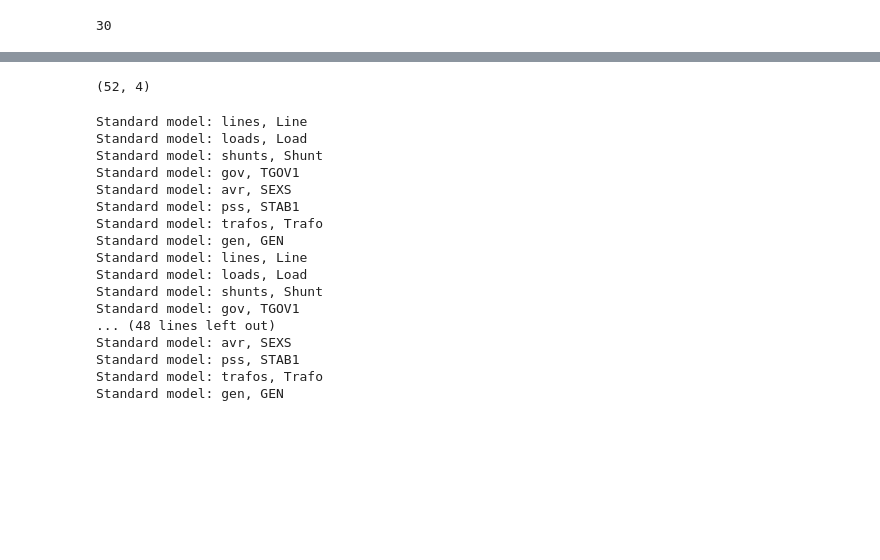
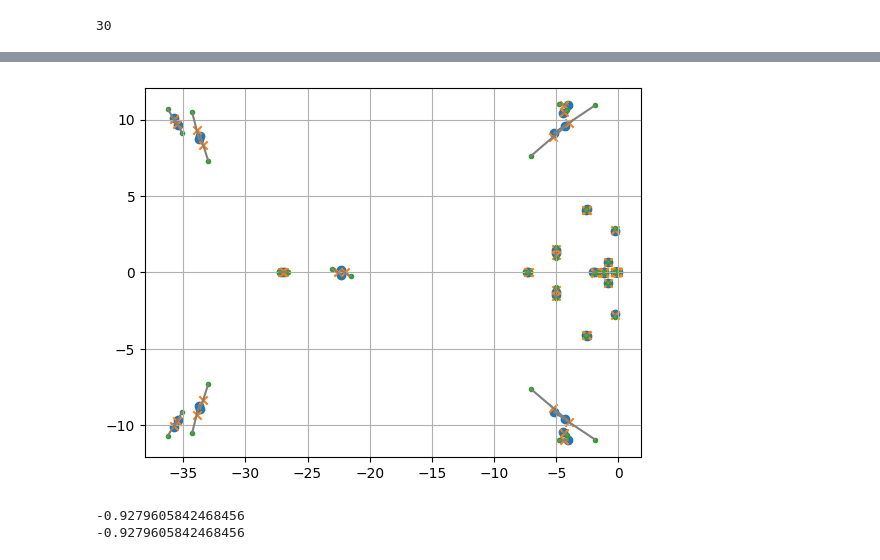
Before and after one commit to Hofsmo/bayes_rescheduling, a Jupyter notebook: test_gen_sens.ipynb, the cells around one changed output, grey strips where cells are left out. Cells and saved outputs as stored; diff of their text form; code cells hidden in the pictures; blank space fills up the shorter version.

```diff
--- a/test_gen_sens.ipynb
+++ b/test_gen_sens.ipynb
@@ -74,2 +123,2 @@ np.min(ps_lin.damping)
 # %%
-senser = GenSensDispatchUnconstrained(model)
+senser = GenSensDispatchUnconstrained(sys)
@@ -94,25 +125,31 @@ Standard model: gen, GEN
 # %%
-np.shape(senser.gen_sens)
+# np.shape(senser.gen_sens)
-# %% [output]
-(52, 4)
 # %%
-genser=senser.get_gen_sens(dP=1e-6)
+dP = 2e-2
+sens_single_gen, eigs_0, eigs_1 =senser.get_gen_sens_single_gen(0, dP=dP, return_eigs=True)
-# %% [output]
-Standard model: lines, Line
-Standard model: loads, Load
-Standard model: shunts, Shunt
-Standard model: gov, TGOV1
-Standard model: avr, SEXS
-Standard model: pss, STAB1
-Standard model: trafos, Trafo
-Standard model: gen, GEN
-Standard model: lines, Line
-Standard model: loads, Load
-Standard model: shunts, Shunt
-Standard model: gov, TGOV1
-... (48 lines left out)
-Standard model: avr, SEXS
-Standard model: pss, STAB1
-Standard model: trafos, Trafo
-Standard model: gen, GEN
+# %%
+
+#genser = eigs_0 - eigs_1
+eigs_pred = eigs_0 - sens_single_gen*dP*.5e4
+linear_locus = np.vstack([eigs_0, eigs_pred]).T
+eig_idx = slice(None)  # 10,17)  # 7, 8)
+# print(np.argmin(np.abs(eigs_0 + 5 - 8j)))
+# print(eigs_0[16])
+
+plt.scatter(eigs_0[eig_idx].real, eigs_0[eig_idx].imag)
+plt.scatter(eigs_1[eig_idx].real, eigs_1[eig_idx].imag, marker='x')
+plt.scatter(eigs_pred[eig_idx].real, eigs_pred[eig_idx].imag, marker='.')
+for line in linear_locus[eig_idx]:
+    plt.plot(line.real, line.imag, color='gray')
+# plt.xlim([-10, 1])
+# plt.ylim([-10, 10])
+plt.grid()
+# %% [output]
+[figure, added]
+# %%
+print(np.angle(eigs_0 - eigs_1)[0])
+print(np.angle(sens_single_gen[0]))
+# %% [output]
+-0.9279605842468456
+-0.9279605842468456
 # %%
```
Also changed, not shown: parts of 26 cells of this notebook, 4 other files.
